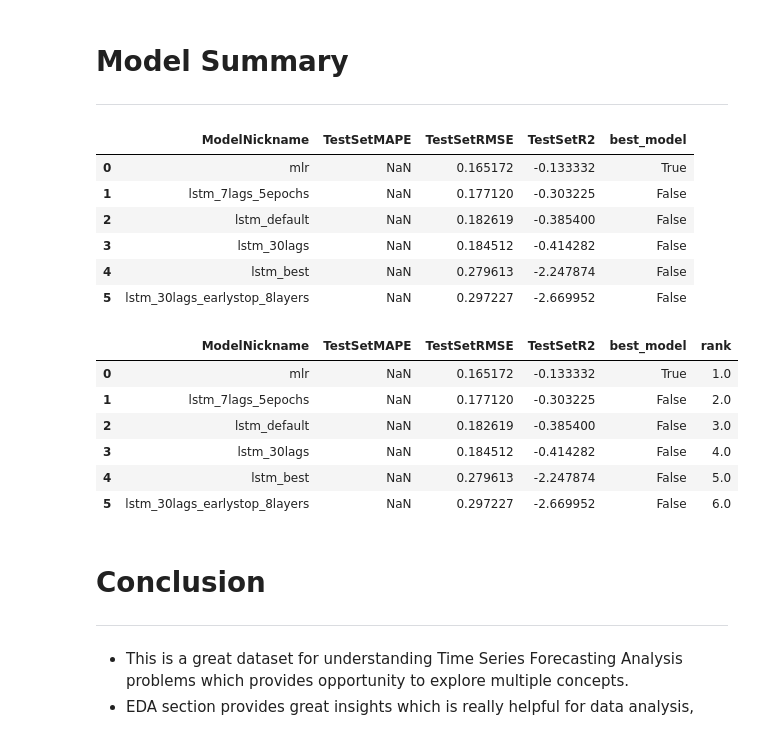
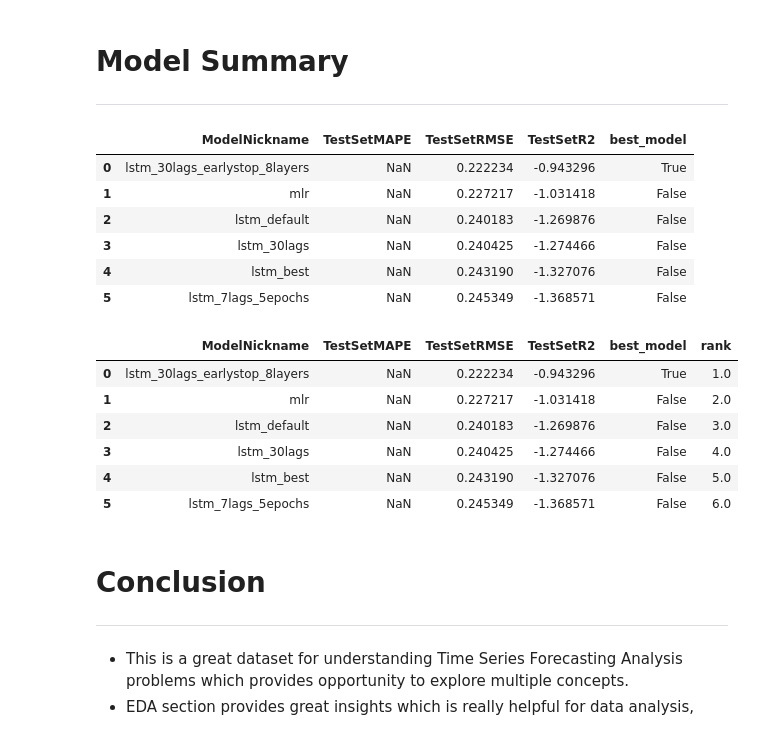
Before and after one commit to brmil07/Kaggle_Projects, a Jupyter notebook: time-series-forecasting.ipynb, the cells around one changed output. Saved outputs shown, nothing was run; the diff lists cells and outputs as text; code cells hidden in the pictures.

```diff
--- a/time-series-forecasting.ipynb
+++ b/time-series-forecasting.ipynb
@@ -640,9 +640,12 @@ The following basic steps can be taken to model in scalecast:
 # %%
 f = Forecaster(y=df1.num_sold,current_dates=df1.index)
 
-# f.ingest_grid({'normalizer':['scale','minmax']})
-f.set_test_length(30)
+# f.set_test_length(12)
+# f.generate_future_dates(90)
+
+f.set_test_length(0.3) # 30% test set
 f.generate_future_dates(90)
+
 f.set_estimator('lstm')
 f.eval_cis(mode=True, cilevel=0.95)
 # %% [markdown]
@@ -843,34 +863,34 @@ f.plot(models=['mlr','lstm_best', 'lstm_default'],
 # **Model Summary**
 ---
 # %%
-model_summary = f.export('model_summaries', determine_best_by='TestSetR2')[
+model_summary = f.export('model_summaries', determine_best_by='TestSetRMSE')[
                          ['ModelNickname',
                           'TestSetMAPE',
                           'TestSetRMSE',
                           'TestSetR2',
                           'best_model']]
 
 model_summary.head(10)
 # %% [output]
 |  | ModelNickname | TestSetMAPE | TestSetRMSE | TestSetR2 | best_model |
-| 0 | mlr | NaN | 0.165172 | -0.133332 | True |
-| 1 | lstm_7lags_5epochs | NaN | 0.177120 | -0.303225 | False |
-| 2 | lstm_default | NaN | 0.182619 | -0.385400 | False |
-| 3 | lstm_30lags | NaN | 0.184512 | -0.414282 | False |
-| 4 | lstm_best | NaN | 0.279613 | -2.247874 | False |
-| 5 | lstm_30lags_earlystop_8layers | NaN | 0.297227 | -2.669952 | False |
+| 0 | lstm_30lags_earlystop_8layers | NaN | 0.222234 | -0.943296 | True |
+| 1 | mlr | NaN | 0.227217 | -1.031418 | False |
+| 2 | lstm_default | NaN | 0.240183 | -1.269876 | False |
+| 3 | lstm_30lags | NaN | 0.240425 | -1.274466 | False |
+| 4 | lstm_best | NaN | 0.243190 | -1.327076 | False |
+| 5 | lstm_7lags_5epochs | NaN | 0.245349 | -1.368571 | False |
 # %%
 # Use rank() to create a new column 'rank'
 model_summary['rank'] = model_summary['TestSetRMSE'].rank(ascending=True)
 model_summary
 # %% [output]
 |  | ModelNickname | TestSetMAPE | TestSetRMSE | TestSetR2 | best_model | rank |
-| 0 | mlr | NaN | 0.165172 | -0.133332 | True | 1.0 |
-| 1 | lstm_7lags_5epochs | NaN | 0.177120 | -0.303225 | False | 2.0 |
-| 2 | lstm_default | NaN | 0.182619 | -0.385400 | False | 3.0 |
-| 3 | lstm_30lags | NaN | 0.184512 | -0.414282 | False | 4.0 |
-| 4 | lstm_best | NaN | 0.279613 | -2.247874 | False | 5.0 |
-| 5 | lstm_30lags_earlystop_8layers | NaN | 0.297227 | -2.669952 | False | 6.0 |
+| 0 | lstm_30lags_earlystop_8layers | NaN | 0.222234 | -0.943296 | True | 1.0 |
+| 1 | mlr | NaN | 0.227217 | -1.031418 | False | 2.0 |
+| 2 | lstm_default | NaN | 0.240183 | -1.269876 | False | 3.0 |
+| 3 | lstm_30lags | NaN | 0.240425 | -1.274466 | False | 4.0 |
+| 4 | lstm_best | NaN | 0.243190 | -1.327076 | False | 5.0 |
+| 5 | lstm_7lags_5epochs | NaN | 0.245349 | -1.368571 | False | 6.0 |
 # %% [markdown]
 # **Conclusion**
 ---
```
Also changed, not shown: parts of 22 cells of this notebook.
